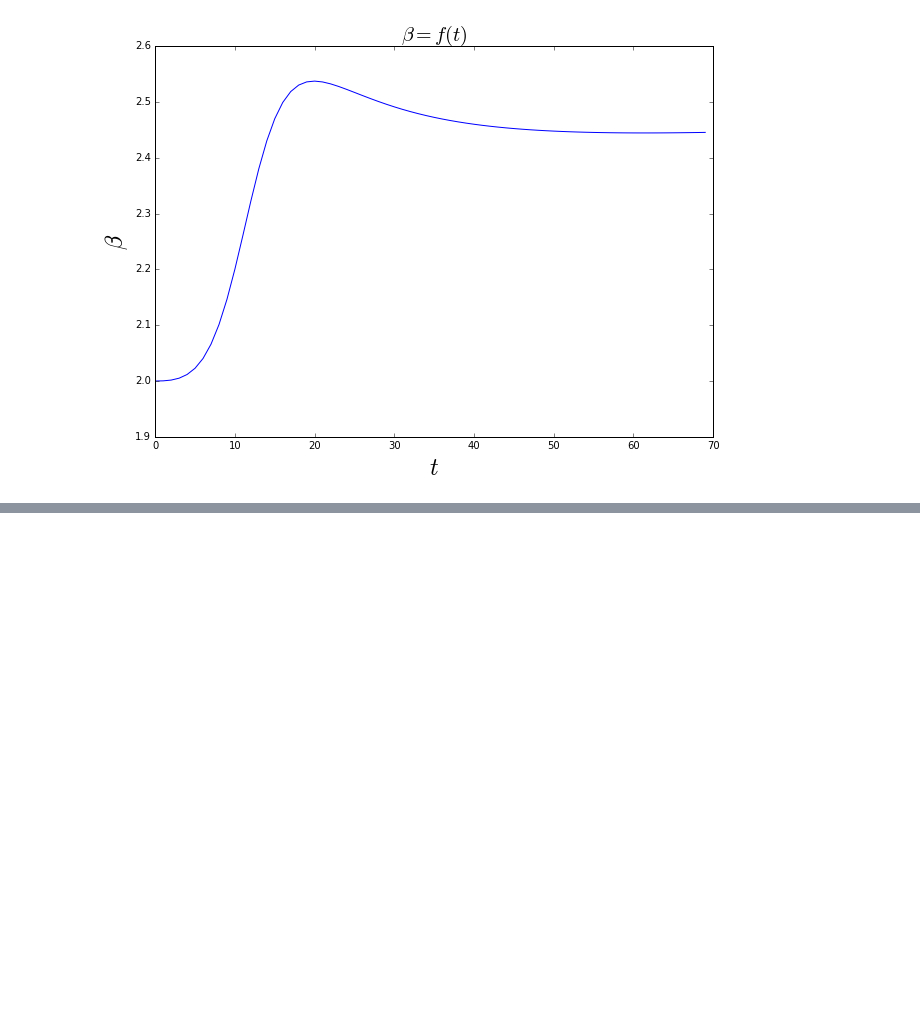
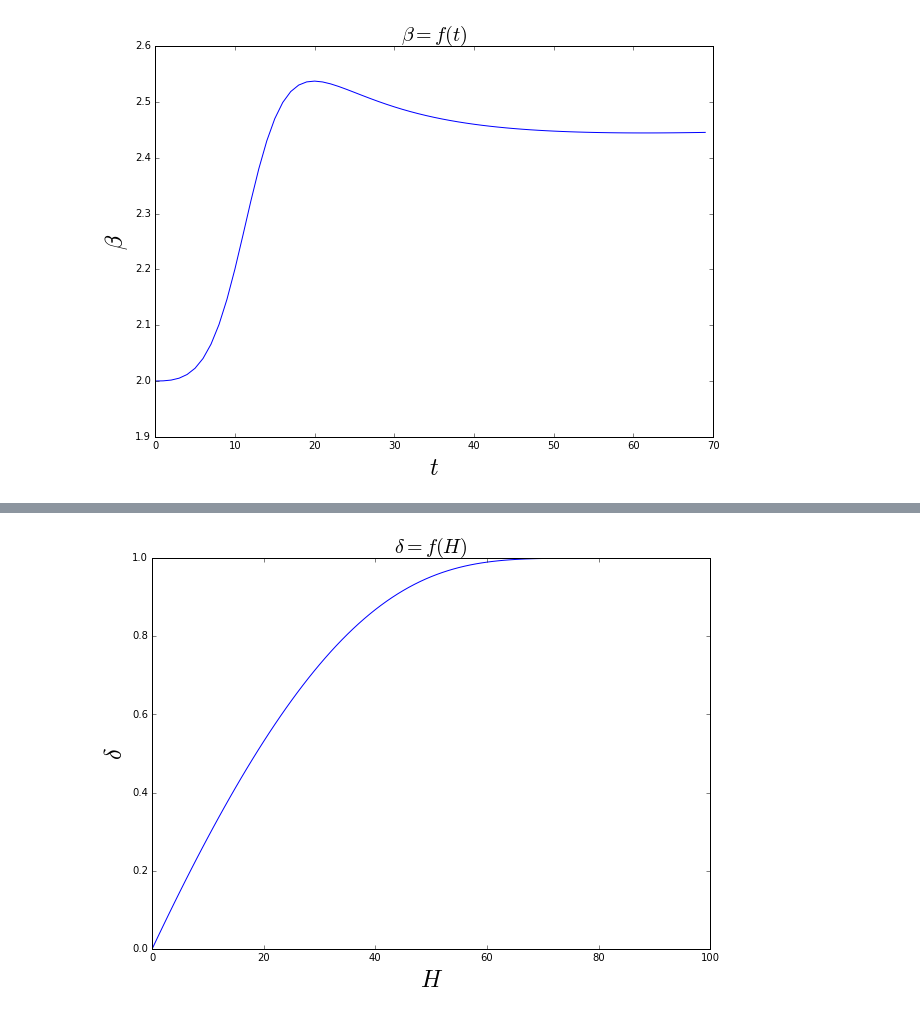
Before and after one commit to Zhuikov/predator-prey, a Jupyter notebook: notebooks/LifeModel.ipynb, the cells around one changed output, grey strips where cells are left out. Saved outputs shown, nothing was run; the diff lists cells and outputs as text; code cells hidden in the pictures; blank space fills up the shorter version.

```diff
--- a/notebooks/LifeModel.ipynb
+++ b/notebooks/LifeModel.ipynb
@@ -71,0 +84,14 @@ $\gamma = a \cdot S$, линейно зависит от растояния, п
+# %%
+def delta_f(x, m):
+    return 1 - np.exp((- 3 * x)/(m - x))
+
+t = np.arange(0, 100)
+delta = delta_f(np.linspace(0, 7, 100), 7.01)
+plt.figure(figsize=(10, 7))
+plt.plot(t, delta, 'b')
+plt.title(r'$\delta = f(H)$', fontsize=20)
+plt.xlabel(r'$H$', fontsize=24, style='oblique')
+plt.ylabel(r'$\delta$', fontsize=24, style='oblique')
+plt.show()
+# %% [output]
+[figure, added]
```
Also changed, not shown: parts of 13 cells of this notebook.
